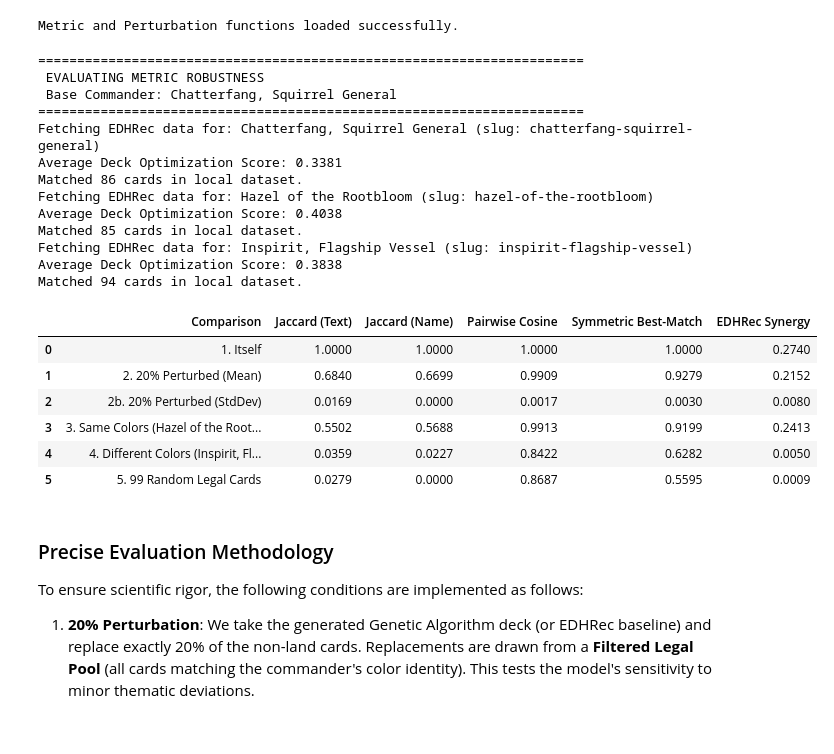
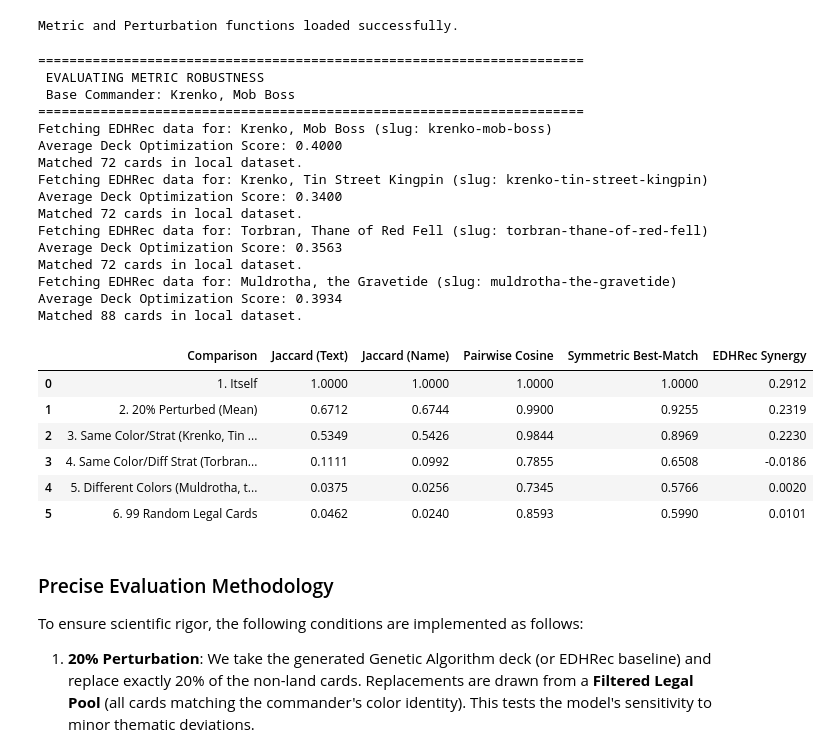
Before and after one commit to Lenfried/edh-autobuilder, a Jupyter notebook: edhAutobuilder(1).ipynb, the cells around one changed output. Cells and saved outputs as stored; diff of their text form; code cells hidden in the pictures.

```diff
--- a/edhAutobuilder(1).ipynb
+++ b/edhAutobuilder(1).ipynb
@@ -4368,53 +4368,64 @@ def evaluate_metric_robustness(base_commander, same_color_same_strat, same_color
     _, scds_raw = get_edhrec_average_and_score(same_color_diff_strat)
     scds_deck = [re.sub(r'^\d+\s+', '', n).strip() for n in scds_raw]
     scds_embs = get_embs_for_deck(scds_deck)
     append_results(f'4. Same Color/Diff Strat ({same_color_diff_strat})', scds_deck, scds_embs)
 
     # 5. Different Color Commander
     _, dc_raw = get_edhrec_average_and_score(diff_color_commander)
     dc_deck = [re.sub(r'^\d+\s+', '', n).strip() for n in dc_raw]
     dc_embs = get_embs_for_deck(dc_deck)
     append_results(f'5. Different Colors ({diff_color_commander})', dc_deck, dc_embs)
 
+    # 6. 99 Random Legal Cards
+    cid = get_commander_color_identity(base_commander, df)
+    legal_df = filter_by_color_identity(cid, df)
+    legal_pool = legal_df[~legal_df['name'].isin([base_commander])]['name'].tolist()
+    random_99 = random.sample(legal_pool, 99)
+    rand_embs = get_embs_for_deck(random_99)
+    append_results('6. 99 Random Legal Cards', random_99, rand_embs)
+
     results_df = pd.DataFrame(results)
     display(results_df.round(4))
     return results_df
 
 # Run the evaluation
 if 'df' in locals() and not df.empty:
     def get_actual_name(name):
         matches = df[df['name'].str.contains(name, case=False, na=False)]['name']
         return matches.iloc[0] if not matches.empty else name
 
     robustness_df = evaluate_metric_robustness(
-        base_commander=get_actual_name('Chatterfang, Squirrel General'),
-        same_color_same_strat=get_actual_name('Hazel of the Rootbloom'),
-        same_color_diff_strat=get_actual_name('The Gitrog Monster'),
-        diff_color_commander=get_actual_name('Inspirit, Flagship Vessel'),
+        base_commander=get_actual_name('Krenko, Mob Boss'),
+        same_color_same_strat=get_actual_name('Krenko, Tin Street Kingpin'),
+        same_color_diff_strat=get_actual_name('Torbran, Thane of Red Fell'),
+        diff_color_commander=get_actual_name('Muldrotha, the Gravetide'),
         df=df,
         embeddings=embeddings
     )
 # %% [output]
 ======================================================================
  EVALUATING METRIC ROBUSTNESS
- Base Commander: Chatterfang, Squirrel General
+ Base Commander: Krenko, Mob Boss
 ======================================================================
-Fetching EDHRec data for: Chatterfang, Squirrel General (slug: chatterfang-squirrel-general)
-Average Deck Optimization Score: 0.3381
-Matched 86 cards in local dataset.
-Fetching EDHRec data for: Hazel of the Rootbloom (slug: hazel-of-the-rootbloom)
-Average Deck Optimization Score: 0.4038
-Matched 85 cards in local dataset.
-Fetching EDHRec data for: Inspirit, Flagship Vessel (slug: inspirit-flagship-vessel)
-Average Deck Optimization Score: 0.3838
-Matched 94 cards in local dataset.
+Fetching EDHRec data for: Krenko, Mob Boss (slug: krenko-mob-boss)
+Average Deck Optimization Score: 0.4000
+Matched 72 cards in local dataset.
+Fetching EDHRec data for: Krenko, Tin Street Kingpin (slug: krenko-tin-street-kingpin)
+Average Deck Optimization Score: 0.3400
+Matched 72 cards in local dataset.
+Fetching EDHRec data for: Torbran, Thane of Red Fell (slug: torbran-thane-of-red-fell)
+Average Deck Optimization Score: 0.3563
+Matched 72 cards in local dataset.
+Fetching EDHRec data for: Muldrotha, the Gravetide (slug: muldrotha-the-gravetide)
+Average Deck Optimization Score: 0.3934
+Matched 88 cards in local dataset.
 |  | Comparison | Jaccard (Text) | Jaccard (Name) | Pairwise Cosine | Symmetric Best-Match | EDHRec Synergy |
-| 0 | 1. Itself | 1.0000 | 1.0000 | 1.0000 | 1.0000 | 0.2740 |
-| 1 | 2. 20% Perturbed (Mean) | 0.6840 | 0.6699 | 0.9909 | 0.9279 | 0.2152 |
-| 2 | 2b. 20% Perturbed (StdDev) | 0.0169 | 0.0000 | 0.0017 | 0.0030 | 0.0080 |
-| 3 | 3. Same Colors (Hazel of the Root... | 0.5502 | 0.5688 | 0.9913 | 0.9199 | 0.2413 |
-| 4 | 4. Different Colors (Inspirit, Fl... | 0.0359 | 0.0227 | 0.8422 | 0.6282 | 0.0050 |
-| 5 | 5. 99 Random Legal Cards | 0.0279 | 0.0000 | 0.8687 | 0.5595 | 0.0009 |
+| 0 | 1. Itself | 1.0000 | 1.0000 | 1.0000 | 1.0000 | 0.2912 |
+| 1 | 2. 20% Perturbed (Mean) | 0.6712 | 0.6744 | 0.9900 | 0.9255 | 0.2319 |
+| 2 | 3. Same Color/Strat (Krenko, Tin ... | 0.5349 | 0.5426 | 0.9844 | 0.8969 | 0.2230 |
+| 3 | 4. Same Color/Diff Strat (Torbran... | 0.1111 | 0.0992 | 0.7855 | 0.6508 | -0.0186 |
+| 4 | 5. Different Colors (Muldrotha, t... | 0.0375 | 0.0256 | 0.7345 | 0.5766 | 0.0020 |
+| 5 | 6. 99 Random Legal Cards | 0.0462 | 0.0240 | 0.8593 | 0.5990 | 0.0101 |
 # %% [markdown]
 ### Precise Evaluation Methodology
 
```
